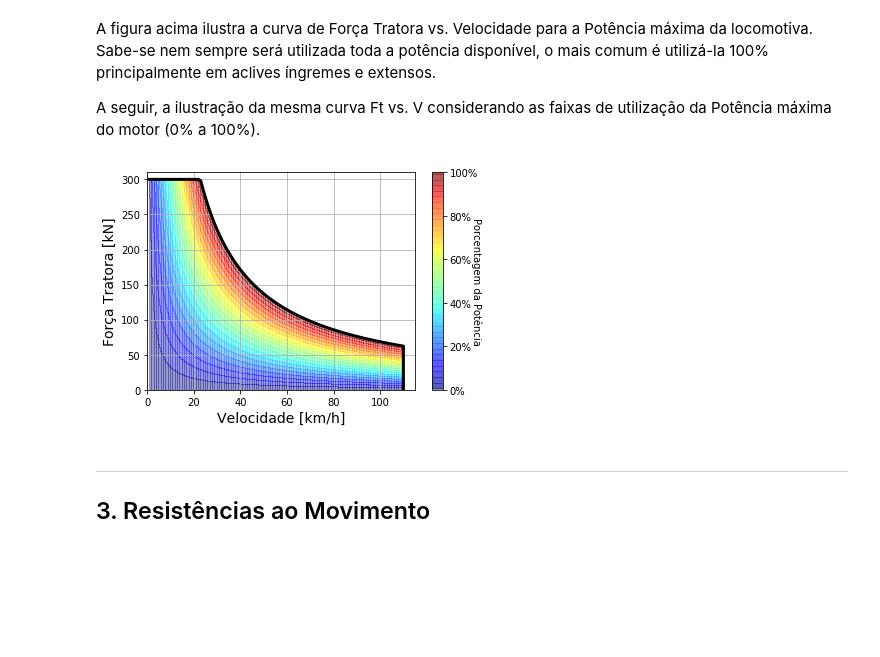
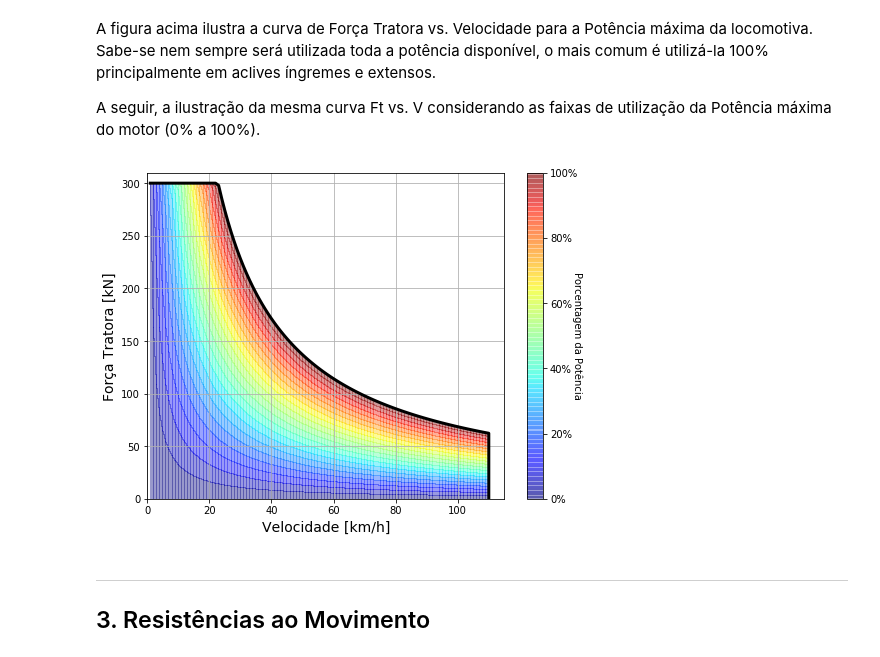
Before and after one commit to albnc/STT0408, a Jupyter notebook: 01.01-Locomocao-Ferroviario.ipynb, the cells around one changed output. Cells and saved outputs as stored; diff of their text form; code cells hidden in the pictures; blank space fills up the shorter version.

```diff
--- a/01.01-Locomocao-Ferroviario.ipynb
+++ b/01.01-Locomocao-Ferroviario.ipynb
@@ -132,36 +132,35 @@ Varray = np.concatenate((np.arange(1,Vmax+1,1),np.array([Vmax])))
 # Power percentages
 Parray = np.arange(0.,1.1,.05)
 # Combine all values of Speed and Power percentage
 Vm, Pm = np.meshgrid(Varray,Parray)
 
 # Calculate Ft
 Fm = Ft(P*Pm,Vm,'hp')
 # Calculate Ftmax and assign to F vector the minimum value
 Fm[Fm > Ftmax(Td)] = Ftmax(Td)
 Fm[:,-1] = 0
 
 # Plot the values
-fig, ax = plt.subplots()
+fig, ax = plt.subplots(figsize=(8,6))
 
 #im = ax.contourf(Vm, Fm, Pm,cmap='jet',alpha=0.6,levels=10)
 im = ax.pcolormesh(Vm, Fm, Pm,cmap='jet',alpha=0.4)
 plt.plot(Vm[-1,:], Fm[-1,:], linewidth=3,color='black')
 
 
 #legend
 cbar = plt.colorbar(im,ax=ax)
 cbar.ax.set_yticklabels(['0%','20%','40%','60%','80%','100%'])
 cbar.set_label('Porcentagem da Potência', rotation=270)
 
-#ax.set_title('Força Tratora')
 plt.xlabel('Velocidade [km/h]', size=14)
 plt.ylabel('Força Tratora [kN]', size=14)
 plt.grid(True)
 plt.axis([0, Vmax+5, 0, max(F)+10])
 
 plt.show()
 # %% [output]
-[figure, old version]
+[figure, new version]
 # %% [markdown]
 ---
 ## 3. Resistências ao Movimento
```
